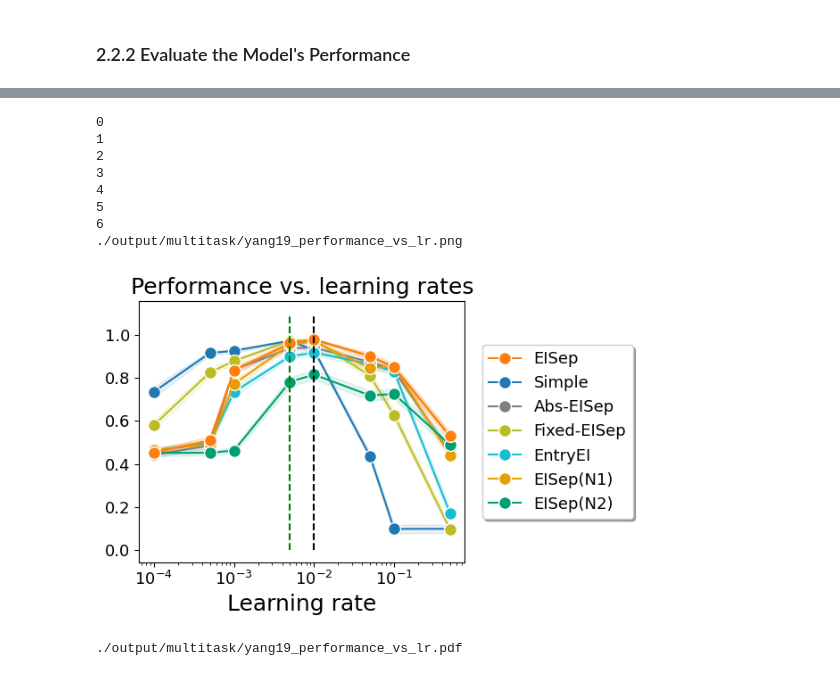
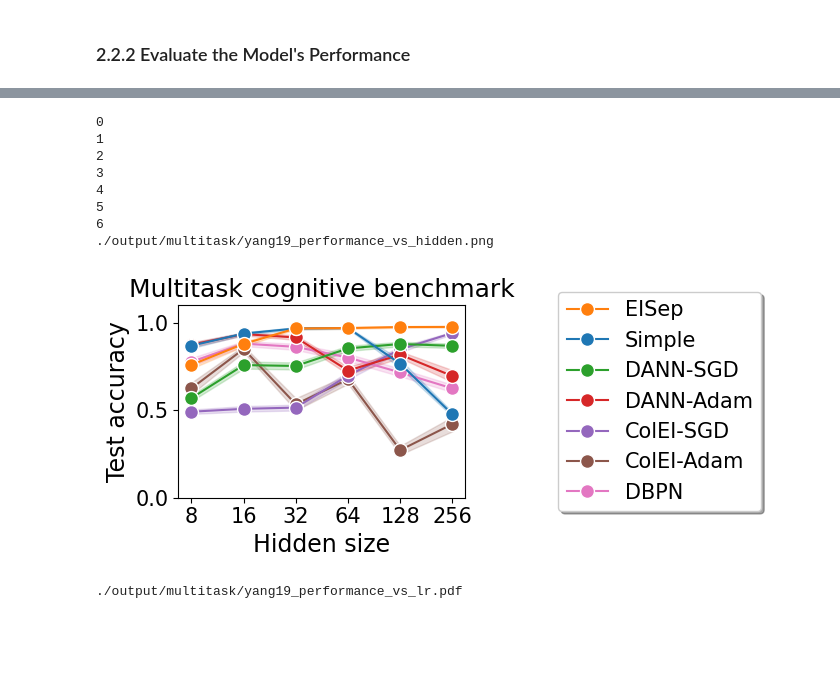
Before and after one commit to NeuroAIHub/EISep, a Jupyter notebook: docs/examples/yang19_dann_multihidden.ipynb, the cells around one changed output, grey strips where cells are left out. Cells and saved outputs as stored; diff of their text form; code cells hidden in the pictures; blank space fills up the shorter version.

Commit message:
continual learning + supervised learning, hidden size ablation

```diff
--- a/docs/examples/yang19_dann_multihidden.ipynb
+++ b/docs/examples/yang19_dann_multihidden.ipynb
@@ -471,15 +471,15 @@ def multiple_train_multilr(model_name, hidden_sizes, lr):
     return net
 # %%
 # model_names = ['fixed_eisep', 'entryei']
-model_names = ['eisep', 'simple']
+model_names = ['eisep', 'simple', 'dann_sgd', 'dann_adam', 'colei_sgd', 'colei_adam', 'dbpn']
 # model_names = ['eisep_init_DBPN']
 # lrs = [1e-2]
 # lrs = [0.5, 1e-1, 5e-2, 1e-2, 5e-3, 1e-3, 5e-4, 1e-4]
-hidden_sizes = [8, 16, 32, 128]
-lrs = [1e-2, 5e-3]
+hidden_sizes = [8, 16, 32, 128, 256]
+hidden_sizes = [1e-2]
 for i, model_name in enumerate(model_names):
     print(model_name)
-    multiple_train_multilr(model_name, hidden_sizes, lrs[i])
+    multiple_train_multilr(model_name, hidden_sizes, hidden_sizes[0])
 raise ValueError('stop here')
 # %% [output]
 eisep
@@ -592,51 +597,58 @@ def performance_vs_lr(test_acc, env_names, model_names, colors, legend_names, lr
     plt.close()
     return
 # %%
-# model_names = ['eisep', 'simple', 'dann_sgd', 'dann_adam', 'colei_sgd', 'colei_adam', 'dbpn']
-model_names = ['eisep', 'simple', 'absolute_eisep', 'fixed_eisep', 'entryei', 'eisep_init_ColEI', 'eisep_init_DBPN']
+model_names = ['eisep', 'simple', 'dann_sgd', 'dann_adam', 'colei_sgd', 'colei_adam', 'dbpn']
+# model_names = ['eisep', 'simple', 'absolute_eisep', 'fixed_eisep', 'entryei', 'eisep_init_ColEI', 'eisep_init_DBPN']
 # model_names = ['eisep', 'simple']
 # legend_names = ['EISep', 'Simple', 'EntryEI', 'Fixed-EISep', 'Fixed-EntryEI',  'DANN-SGD', 'DANN-Adam', 'ColEI-SGD', 'ColEI-Adam']
-# legend_names = ['EISep', 'Simple', 'DANN-SGD', 'DANN-Adam', 'ColEI-SGD', 'ColEI-Adam', 'DBPN']
-legend_names = ['EISep', 'Simple', 'Abs-EISep', 'Fixed-EISep', 'EntryEI', 'EISep(N1)', 'EISep(N2)']
+legend_names = ['EISep', 'Simple', 'DANN-SGD', 'DANN-Adam', 'ColEI-SGD', 'ColEI-Adam', 'DBPN']
+# legend_names = ['EISep', 'Simple', 'Abs-EISep', 'Fixed-EISep', 'EntryEI', 'EISep(N1)', 'EISep(N2)']
 # legend_names = ['EISep', 'Simple']
-hidden_sizes = [0.5, 1e-1, 5e-2, 1e-2, 5e-3, 1e-3, 5e-4, 1e-4]
+hidden_sizes = [8, 16, 32, 128, 256]
 n_of_hiddensize = len(hidden_sizes)
 test_acc = np.zeros((len(model_names), n_of_hiddensize, n_seed, len(env.envs)))
 loss_log = np.zeros((len(model_names), n_of_hiddensize, n_seed, epochs, 3))
 gradient_log = np.zeros((len(model_names), n_of_hiddensize, n_seed, epochs, 1))
 spectral_radius_log = np.zeros((len(model_names), n_of_hiddensize, n_seed, epochs, 1))
 rec_balance_log = np.zeros((len(model_names), n_of_hiddensize, n_seed, epochs, seq_len))
 net_state_dicts = []
-# colors = ['C1', 'C0', 'C2', 'C3', 'C4', 'C5', 'C6', 'C7', 'C8', 'C9']
-colors = ['C1', 'C0', 'C7', 'C8', 'C9', '#E69F00', '#009E73' ]
-
+colors = ['C1', 'C0', 'C2', 'C3', 'C4', 'C5', 'C6', 'C7', 'C8', 'C9']
+# colors = ['C1', 'C0', 'C7', 'C8', 'C9', '#E69F00', '#009E73' ]
+test_acc_hidden64 = np.zeros((len(model_names), n_seed, len(env.envs)))
 for i, model_name in enumerate(model_names):
     print(i)
-    path = f'./result/multitask/multilr_{model_name}_performance.pkl'
+    path = f'./result/multitask/multihidden_{model_name}_performance.pkl'
     with open(path, 'rb') as f:
         info = pickle.load(f)
     test_acc[i] = info['performance']
     loss_log[i] = info['loss_log_ei']
     gradient_log[i] = info['gradient_log_ei']
     spectral_radius_log[i] = info['spectral_radius_log_ei']
     rec_balance_log[i] = info['rec_balance_log_ei']
     net_state_dicts.append(info['net_state_dicts'])
+    hidden64_path = f'./result/multitask/lr1e-2_{model_name}_performance.pkl'
+    with open(hidden64_path, 'rb') as f:
+        info_hidden64 = pickle.load(f)
+    test_acc_hidden64[i] = info_hidden64['performance'][:n_seed]
+
 env_names = [e_i.spec.id for e_i in env.envs]
 env_names = [x.split('yang19.')[1].split('-v0')[0] for x in env_names]
+hidden_sizes_new = hidden_sizes.insert(3, 64)
+test_acc = np.insert(test_acc, 3, test_acc_hidden64, axis=1)
 # print(env_names)
 performance_vs_lr(test_acc, env_names, model_names, colors, legend_names, hidden_sizes, show_values=False, title='')
 # for j, lr in enumerate(lrs):
 #     plot_test_performance_all(test_acc[:,j], env_names, model_names, colors, legend_names, show_values=True, title=f'Learning rate {lr}')
 # %% [output]
 0
 1
 2
 3
 4
 5
 6
-./output/multitask/yang19_performance_vs_lr.png
+./output/multitask/yang19_performance_vs_hidden.png
-[figure, old version]
+[figure, new version]
 # %%
 import numpy as np
 import matplotlib.pyplot as plt
```
Also changed, not shown: parts of 3 cells of this notebook, 1 other file.
